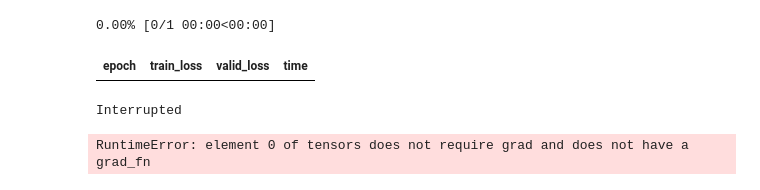
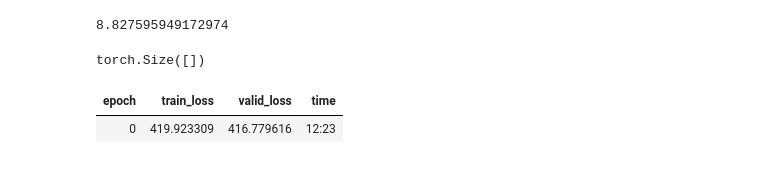
Before and after one commit to mameli/Artifact_Removal_GAN, a Jupyter notebook: test_fid_loss.ipynb, the cells around one changed output. Saved outputs shown, nothing was run; the diff lists cells and outputs as text; code cells hidden in the pictures.

```diff
--- a/test_fid_loss.ipynb
+++ b/test_fid_loss.ipynb
@@ -34,7 +59,18 @@ x, y = data.one_batch()
+# %%
+start = time.time()
+f = fid(x, y)
+end = time.time()
+print(end - start)
+# %% [output]
+8.827595949172974
+# %%
+f.shape
+# %% [output]
+torch.Size([])
 # %%
-bs=25
+bs=20
 sz=128
-lr = 1e-3
+lr = 1e-2
 wd = 1e-3
 keep_pct=1.0
 epochs = 10
@@ -43,13 +79,11 @@ nf_factor = 2
 model = geffnet.mobilenetv3_100
 
 learn_gen = gen_learner_wide(data=data,
-                             gen_loss=calculate_fid,
+                             gen_loss=fid,
                              arch = model,
                              nf_factor=nf_factor)
 # %%
-learn_gen.fit_one_cycle(1, lr)
+learn_gen.fit_one_cycle(1, lr*10)
 # %% [output]
-0.00% [0/1 00:00<00:00]
 | epoch | train_loss | valid_loss | time |
+| 0 | 419.923309 | 416.779616 | 12:23 |
-Interrupted
-RuntimeError: element 0 of tensors does not require grad and does not have a grad_fn
```
Also changed, not shown: parts of 5 cells of this notebook, 3 other files.
